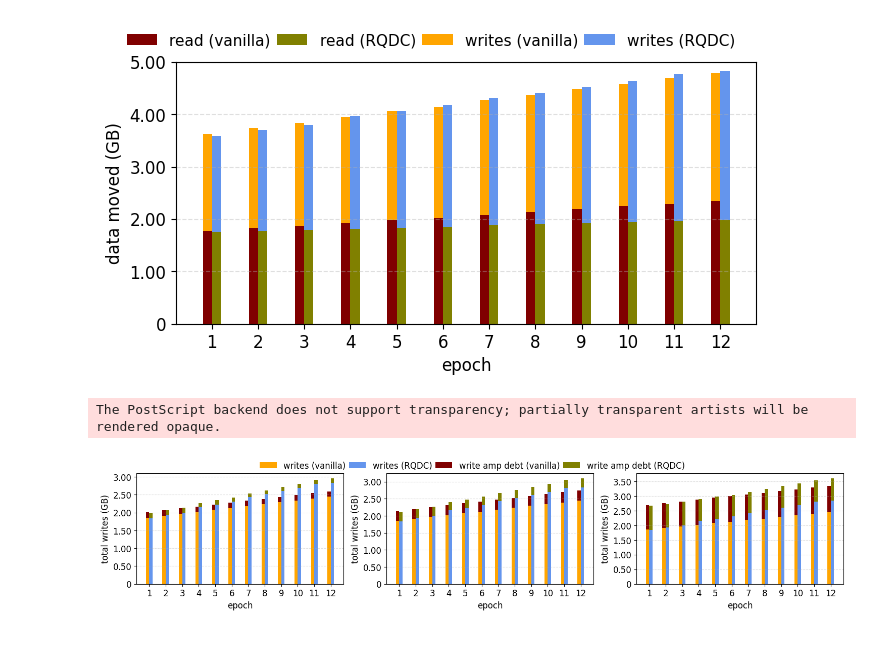
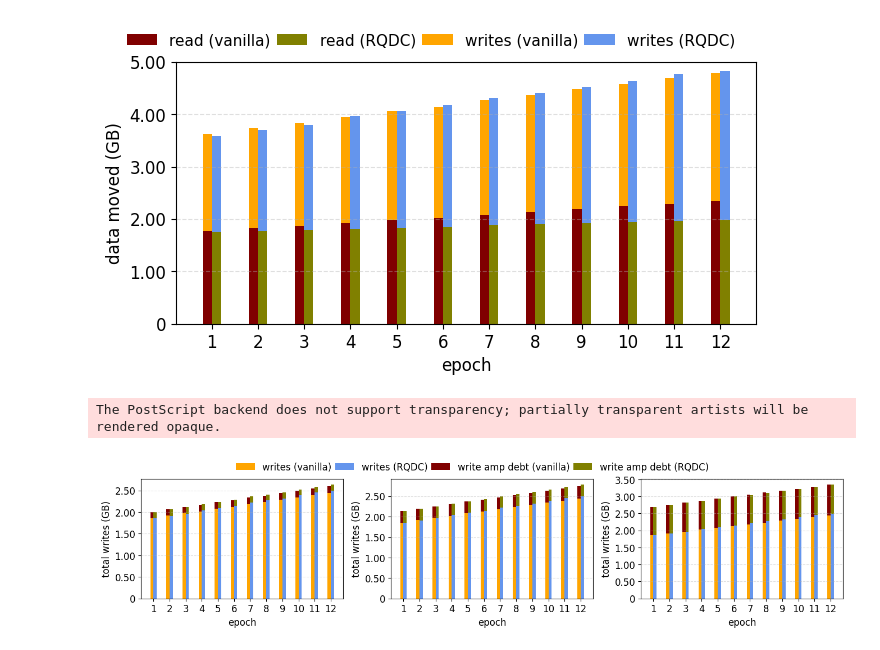
Before and after one commit to SSD-Brandeis/LSMQueryDrivenCompaction, a Jupyter notebook: development/rocksdb/examples/__working_branch/experiments-E128-B32/plot_experiments.ipynb, the cells around one changed output. Cells and saved outputs as stored; diff of their text form; code cells hidden in the pictures.

```diff
--- a/development/rocksdb/examples/__working_branch/experiments-E128-B32/plot_experiments.ipynb
+++ b/development/rocksdb/examples/__working_branch/experiments-E128-B32/plot_experiments.ipynb
@@ -1219,6 +1245,6 @@ The PostScript backend does not support transparency; partially transparent arti
 # %%
-lower_bounds = [0.01] # [0.01, 0.1, 0.25]
-upper_bounds = [6]
+# lower_bounds = [0.01] # [0.01, 0.1, 0.25]
+# upper_bounds = [6]
 
 plot_for = [
     # {
@@ -1448,8 +1474,8 @@ for exp in plot_for:
 The PostScript backend does not support transparency; partially transparent artists will be rendered opaque.
 [figure]
 # %%
-lower_bounds = [0.01] # [0.01, 0.1, 0.25]
-upper_bounds = [6]
+# lower_bounds = [0.01] # [0.01, 0.1, 0.25]
+# upper_bounds = [6]
 
 plot_for = [
     # {
@@ -1673,8 +1699,8 @@ for exp in plot_for:
 The PostScript backend does not support transparency; partially transparent artists will be rendered opaque.
 [figure]
 # %%
-lower_bounds = [0.01] # [0.01, 0.1, 0.25]
-upper_bounds = [6]
+# lower_bounds = [0.01] # [0.01, 0.1, 0.25]
+# upper_bounds = [6]
 
 plot_for = [
     # {
@@ -1909,8 +1935,8 @@ for exp in plot_for:
 The PostScript backend does not support transparency; partially transparent artists will be rendered opaque.
 [figure]
 # %%
-lower_bounds = [0.01] # [0.01, 0.1, 0.25]
-upper_bounds = [6]
+# lower_bounds = [0.01] # [0.01, 0.1, 0.25]
+# upper_bounds = [6]
 
 plot_for = [
     # {
@@ -2146,8 +2172,8 @@ The PostScript backend does not support transparency; partially transparent arti
 [figure]
 # %%
 
-lower_bounds = [0.01] # [0.01, 0.1, 0.25]
-upper_bounds = [6]
+# lower_bounds = [0.25] # [0.01, 0.1, 0.25]
+# upper_bounds = [2]
 
 plot_for = [
     # {
@@ -2183,7 +2209,7 @@ for lb in lower_bounds:
             )
 
 
-FIG_SIZE = (15, 3)
+FIG_SIZE = (13.5, 3)
 
 for exp in plot_for:
     vanilla_dir_name = (
@@ -2469,31 +2495,31 @@ for exp in plot_for:
         color="olive",
     )
 
     ax[2].set_xticks(range(num_epochs))
     ax[2].set_xticklabels(
         x_tick_labels, fontsize=12, # rotation=45
     )  # [f"{num}" for num in range(1, num_epochs + 1)])
 
     # ax[2].set_title(
     #     (
     #         f'inserts {exp["inserts"]}, updates {exp["updates"]}, range queries {exp["range"]}, selectivity {exp["selectivity"]}'
     #         f'\nsize ratio {exp["sizeRatio"]}, entry size {exp["entrySize"]}, entries per page {exp["entriesPerPage"]}, lower bound {exp["lowerBound"]}, upper bound {exp["upperBound"]}'
     #     ),
     #     fontsize=12,
     # )
     ax[2].set_ylabel("total writes (GB)", fontsize=12)
     ax[2].set_xlabel("epoch", fontsize=12)
     # ax[2].legend()
 
     ax[2].yaxis.set_major_locator(ticker.FixedLocator(ax[2].get_yticks()))
     ax[2].set_yticklabels([f"{float(i/(1000**3)):.2f}" if i != 0 else "0" for i in ax[2].get_yticks()], fontsize=12)
     fig.legend(loc='upper center', ncol=4, fontsize=12, bbox_to_anchor=(0.5, 1.08), frameon=False, columnspacing=0.4)
     ax[2].grid(axis="y", linestyle="--", alpha=0.4)
 
     plt.tight_layout()
     plt.savefig("total-writes.eps", format="eps", bbox_inches="tight", dpi=1200)
 
     plt.show()
 # %% [output]
 The PostScript backend does not support transparency; partially transparent artists will be rendered opaque.
-[figure, old version]
+[figure, new version]
```
Also changed, not shown: parts of 2 cells of this notebook, 2 other files.
